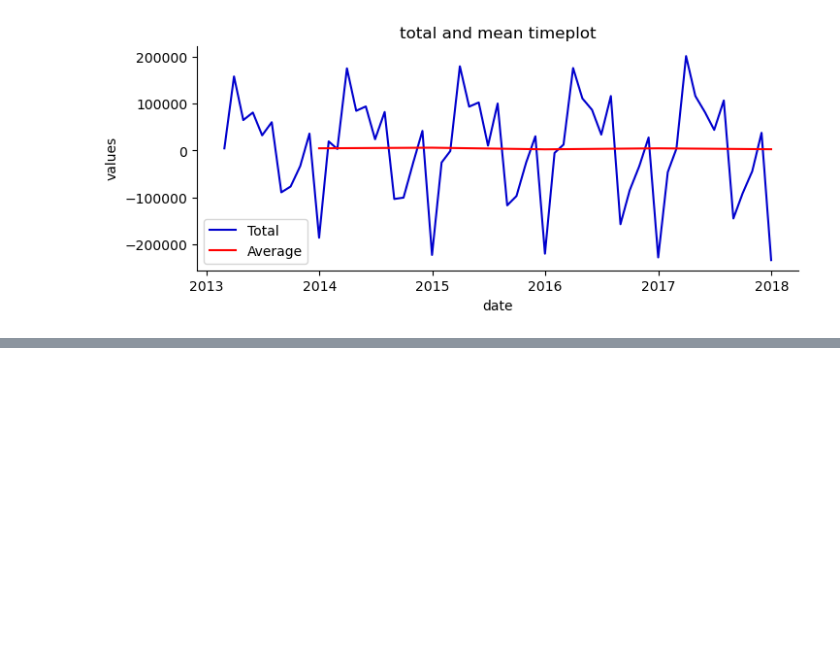
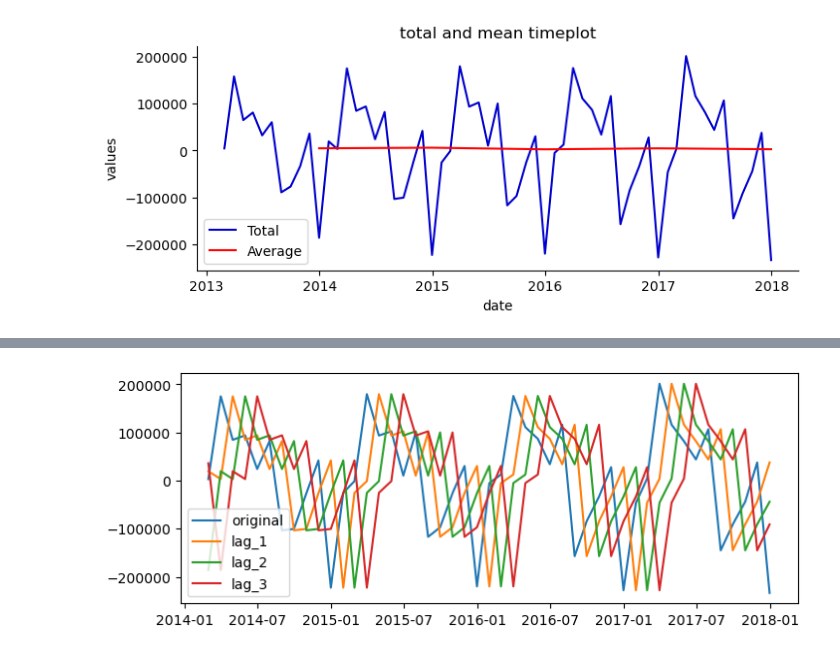
Before and after one commit to mollyryanruby/auto_forecast, a Jupyter notebook: auto_forecast/example/example_notebook.ipynb, the cells around one changed output, grey strips where cells are left out. Saved outputs shown, nothing was run; the diff lists cells and outputs as text; code cells hidden in the pictures; blank space fills up the shorter version.

```diff
--- a/auto_forecast/example/example_notebook.ipynb
+++ b/auto_forecast/example/example_notebook.ipynb
@@ -51,0 +64,5 @@ plt_acf_pcf(stationary_data, date_col, diffed_value_col, lags=13)
+# %%
+
+plot_lag_cols(supervised_data, date_col, diffed_value_col, 'lag', num_lags=3)
+# %% [output]
+[figure, added]
```
Also changed, not shown: parts of 6 cells of this notebook, 2 other files.
